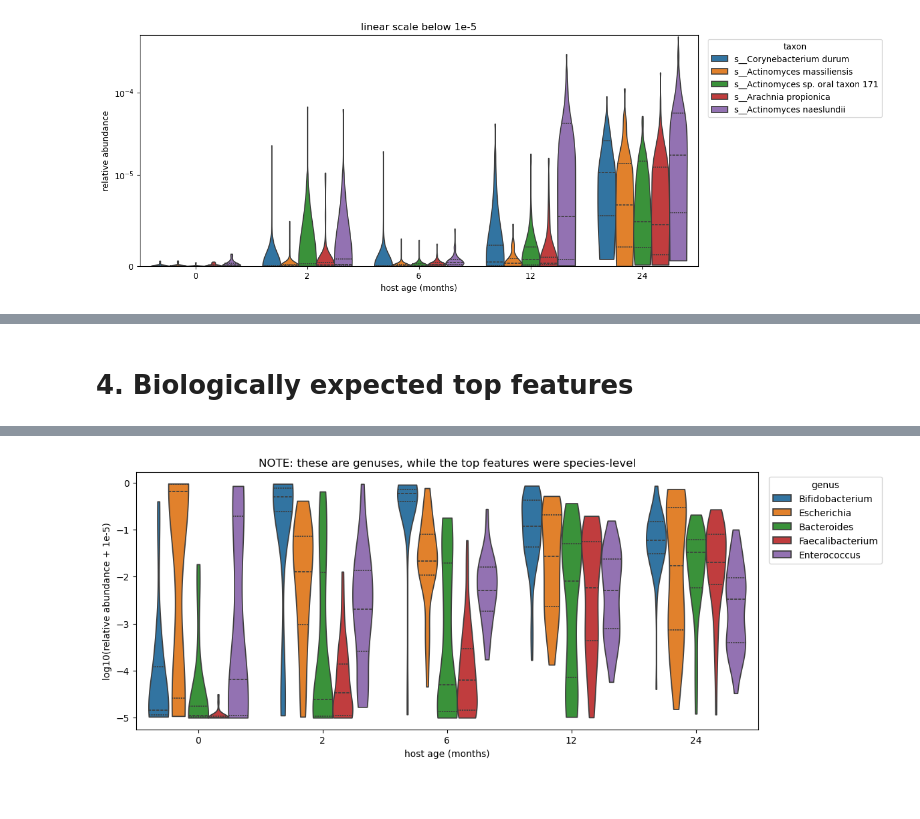
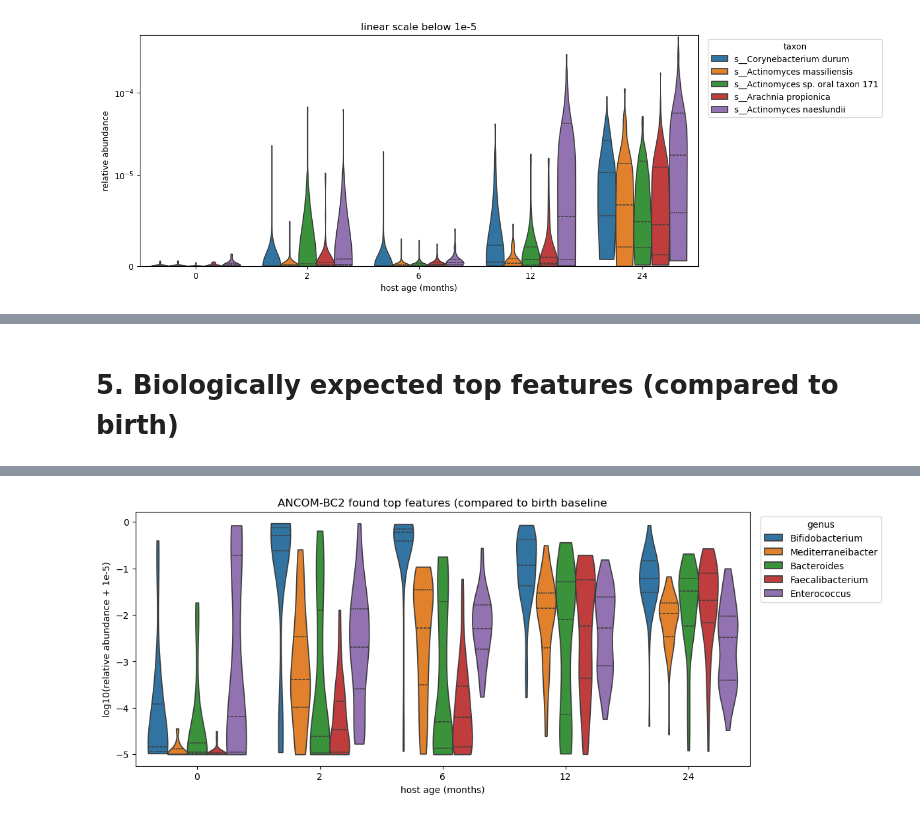
Before and after one commit to tpayer-eng/MicroOdyssey, a Jupyter notebook: scripts/05_ML/featureimportance.ipynb, the cells around one changed output, grey strips where cells are left out. Saved outputs shown, nothing was run; the diff lists cells and outputs as text; code cells hidden in the pictures.

```diff
--- a/scripts/05_ML/featureimportance.ipynb
+++ b/scripts/05_ML/featureimportance.ipynb
@@ -150,0 +130,19 @@ plt.show()
+# %%
+rf.fit(ft, y)
+imp = pd.DataFrame({"importance": rf.feature_importances_}, index=ft.columns).join(tax["Taxon"])
+top = imp.sort_values("importance", ascending=False).head(20)
+top
+
+# map each species feature to its genus (from the g__ part of the lineage)
+tax = q2.Artifact.load(f"{featuretable_dir}/taxonomy-table.qza").view(pd.DataFrame)
+genus = (tax["Taxon"].str.extract(r"g__([^;]+)")[0]
+         .str.strip().reindex(ft.columns).fillna("unassigned_genus"))
+
+# sum counts of all species within each genus -> samples x genera
+ft_genus = ft.T.groupby(genus).sum().T
+
+# same model and importance code as before, on ft_genus
+rf = RandomForestRegressor(n_estimators=500, random_state=22, n_jobs=-1)
+rf.fit(ft_genus, y)
+imp_genus = pd.Series(rf.feature_importances_, index=ft_genus.columns).sort_values(ascending=False)
+print(imp_genus.head(5))
@@ -151,7 +195,7 @@ plt.show()
 # %% [markdown]
-# 4. Biologically expected top features
+# 5. Biologically expected top features (compared to birth)
 # %%
-genera = ["Bifidobacterium", "Escherichia", "Bacteroides", "Faecalibacterium", "Enterococcus"]
+genera = ["Bifidobacterium", "Mediterraneibacter", "Bacteroides", "Faecalibacterium", "Enterococcus"]
 
 # sum all features whose taxonomy contains the genus (g__ prefix avoids partial matches)
 rel = ft.div(ft.sum(axis=1), axis=0)
@@ -172,6 +216,6 @@ sns.violinplot(data=long, x="timepoint", y="log_abund", hue="genus",
                density_norm="width", ax=ax)
 ax.set(xlabel="host age (months)", ylabel="log10(relative abundance + 1e-5)")
 ax.legend(title="genus", bbox_to_anchor=(1.01, 1), loc="upper left")
-plt.title("NOTE: these are genuses, while the top features were species-level")
+plt.title("ANCOM-BC2 found top features (compared to birth baseline)")
 plt.show()
 # %% [output]
@@ -183,2 +227,2 @@ Enterococcus        231
 dtype: int64
-[figure, old version]
+[figure, new version]
```
Also changed, not shown: parts of 10 cells of this notebook, 26 other files.
